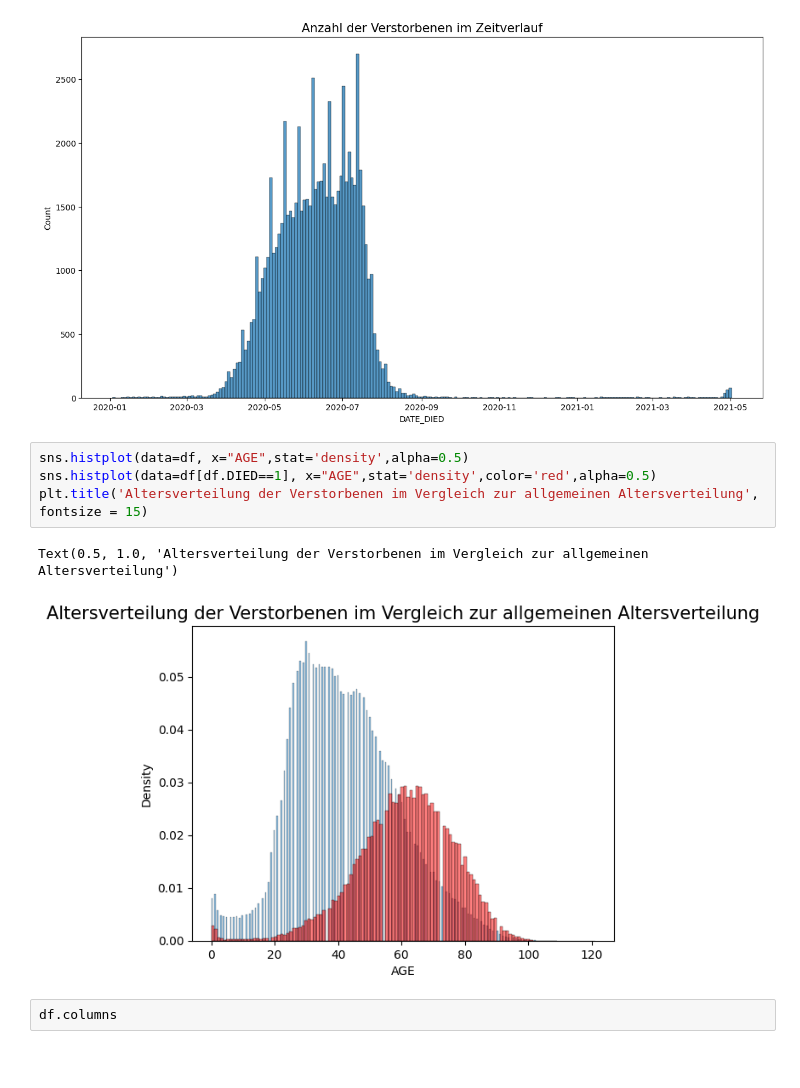
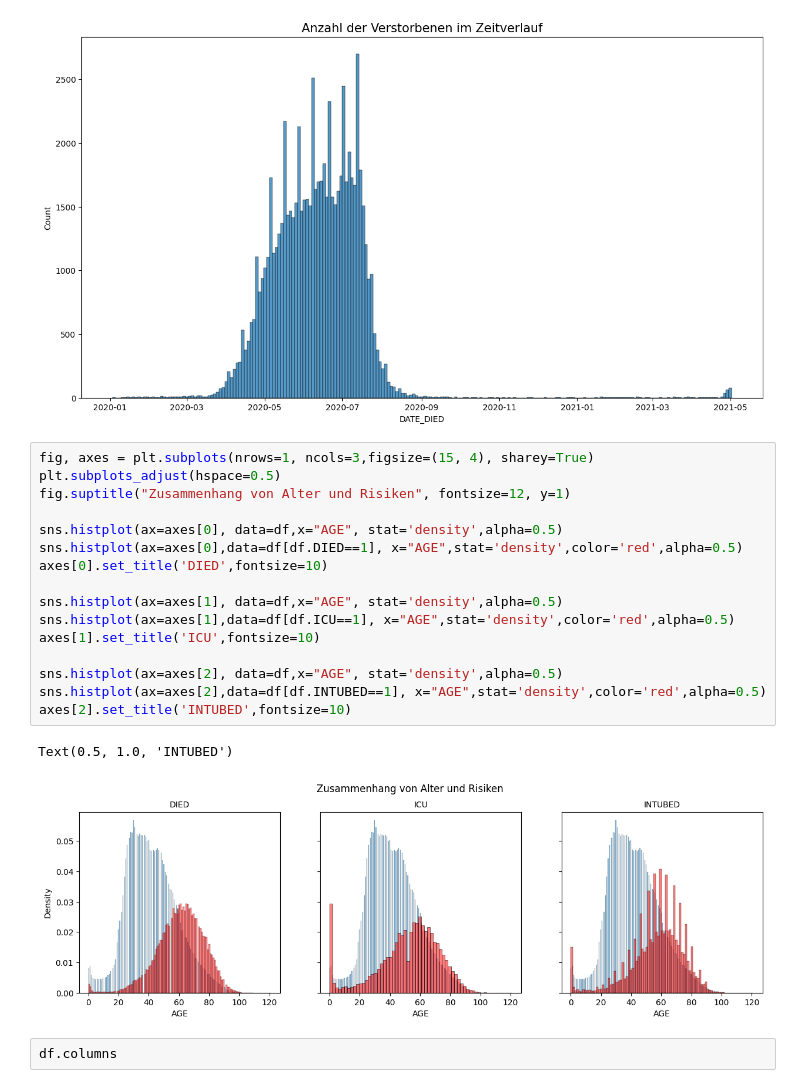
Before and after one commit to roink/covid-19-risiko-erkennung, a Jupyter notebook: notebooks/1.05-CK-Exploration.ipynb, the cells around one changed output. Drawn from its saved outputs; the diff is of its cells as text; blank space fills up the shorter version.

```diff
--- a/notebooks/1.05-CK-Exploration.ipynb
+++ b/notebooks/1.05-CK-Exploration.ipynb
@@ -106,12 +106,24 @@ plt.title('Anzahl der Verstorbenen im Zeitverlauf', fontsize = 15)
 Text(0.5, 1.0, 'Anzahl der Verstorbenen im Zeitverlauf')
 [figure]
 # %%
-sns.histplot(data=df, x="AGE",stat='density',alpha=0.5)
-sns.histplot(data=df[df.DIED==1], x="AGE",stat='density',color='red',alpha=0.5)
-plt.title('Altersverteilung der Verstorbenen im Vergleich zur allgemeinen Altersverteilung', fontsize = 15)
+fig, axes = plt.subplots(nrows=1, ncols=3,figsize=(15, 4), sharey=True)
+plt.subplots_adjust(hspace=0.5)
+fig.suptitle("Zusammenhang von Alter und Risiken", fontsize=12, y=1)
+
+sns.histplot(ax=axes[0], data=df,x="AGE", stat='density',alpha=0.5)
+sns.histplot(ax=axes[0],data=df[df.DIED==1], x="AGE",stat='density',color='red',alpha=0.5)
+axes[0].set_title('DIED',fontsize=10)
+
+sns.histplot(ax=axes[1], data=df,x="AGE", stat='density',alpha=0.5)
+sns.histplot(ax=axes[1],data=df[df.ICU==1], x="AGE",stat='density',color='red',alpha=0.5)
+axes[1].set_title('ICU',fontsize=10)
+
+sns.histplot(ax=axes[2], data=df,x="AGE", stat='density',alpha=0.5)
+sns.histplot(ax=axes[2],data=df[df.INTUBED==1], x="AGE",stat='density',color='red',alpha=0.5)
+axes[2].set_title('INTUBED',fontsize=10)
 # %% [output]
-Text(0.5, 1.0, 'Altersverteilung der Verstorbenen im Vergleich zur allgemeinen Altersverteilung')
+Text(0.5, 1.0, 'INTUBED')
-[figure, old version]
+[figure, new version]
 # %%
 df.columns
 # %% [output]
```
Also changed, not shown: parts of 1 cell of this notebook.
